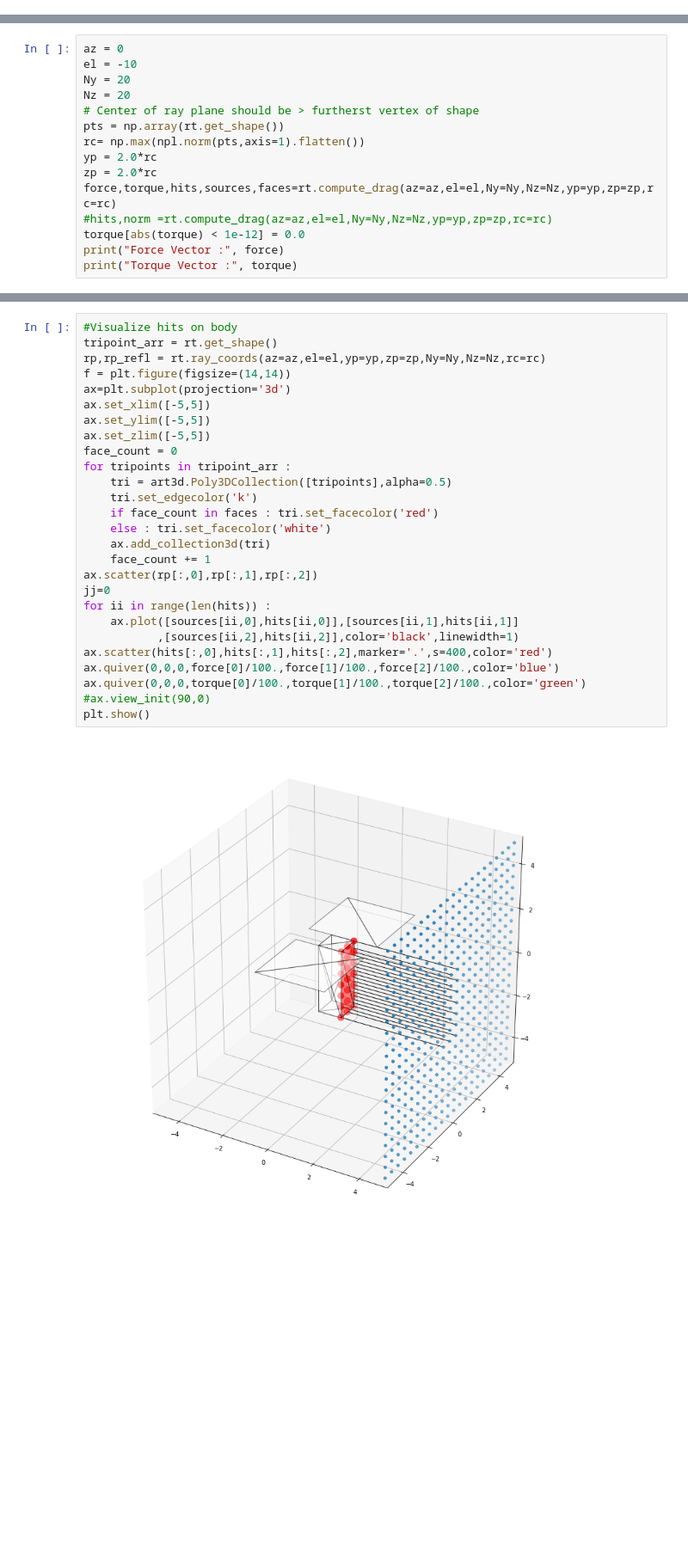
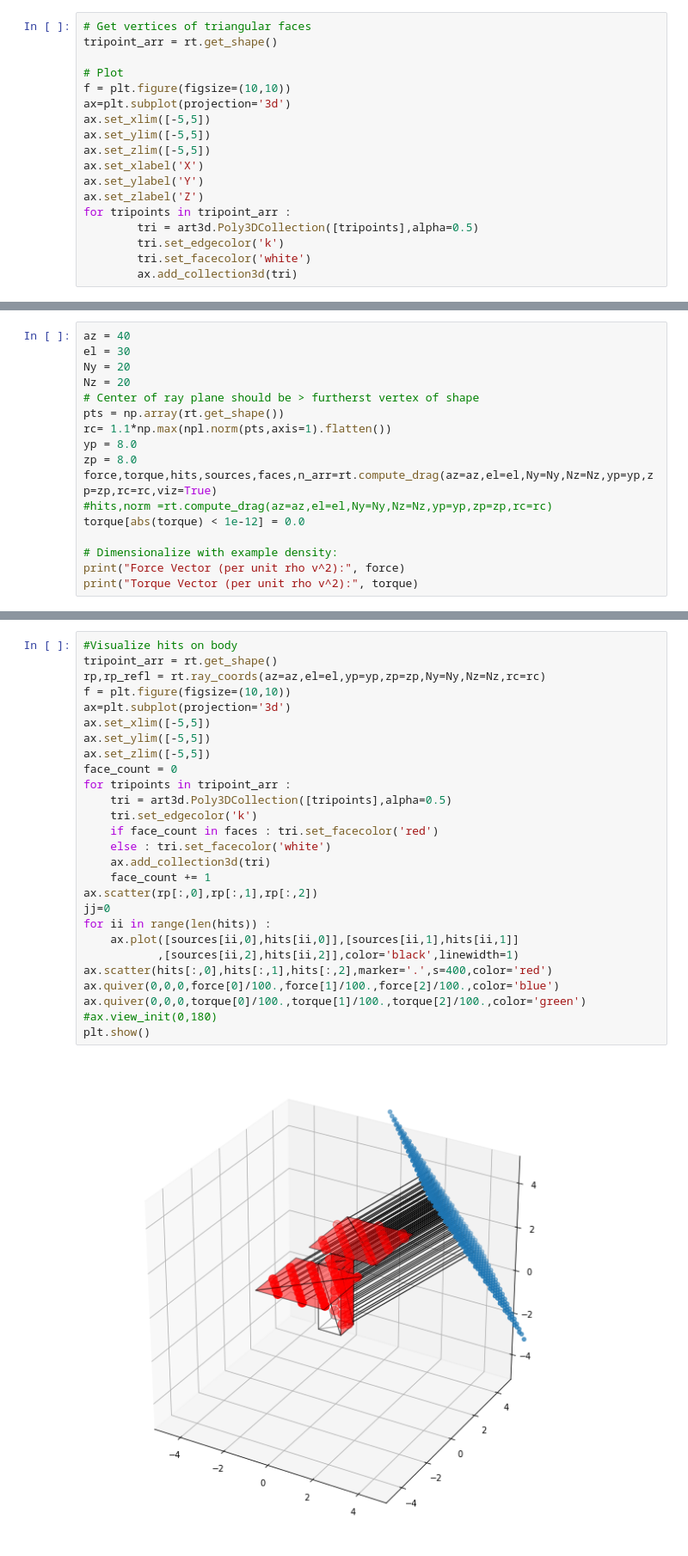
Before and after one commit to samuel-badman/ay250-homework-badman, a Jupyter notebook: badman_final_project/ay250_final_proj.ipynb, the cells around one changed output, grey strips where cells are left out. Shown at 86% size. Cells and saved outputs as stored; diff of their text form; blank space fills up the shorter version.

```diff
--- a/badman_final_project/ay250_final_proj.ipynb
+++ b/badman_final_project/ay250_final_proj.ipynb
@@ -6,0 +38,18 @@ __Simulating Drag Force and Torque Using Ray Tracing__
+# %%
+# Get vertices of triangular faces
+tripoint_arr = rt.get_shape()
+
+# Plot
+f = plt.figure(figsize=(10,10))
+ax=plt.subplot(projection='3d')
+ax.set_xlim([-5,5])
+ax.set_ylim([-5,5])
+ax.set_zlim([-5,5])
+ax.set_xlabel('X')
+ax.set_ylabel('Y')
+ax.set_zlabel('Z')
+for tripoints in tripoint_arr :
+        tri = art3d.Poly3DCollection([tripoints],alpha=0.5)
+        tri.set_edgecolor('k')
+        tri.set_facecolor('white')
+        ax.add_collection3d(tri)
@@ -66,16 +218,18 @@ If you're reading this message in another frontend (for example, a static render
 # %%
-az = 0
-el = -10
+az = 40
+el = 30
 Ny = 20
 Nz = 20
 # Center of ray plane should be > furtherst vertex of shape
 pts = np.array(rt.get_shape())
-rc= np.max(npl.norm(pts,axis=1).flatten())
-yp = 2.0*rc
-zp = 2.0*rc
-force,torque,hits,sources,faces=rt.compute_drag(az=az,el=el,Ny=Ny,Nz=Nz,yp=yp,zp=zp,rc=rc)
+rc= 1.1*np.max(npl.norm(pts,axis=1).flatten())
+yp = 8.0
+zp = 8.0
+force,torque,hits,sources,faces,n_arr=rt.compute_drag(az=az,el=el,Ny=Ny,Nz=Nz,yp=yp,zp=zp,rc=rc,viz=True)
 #hits,norm =rt.compute_drag(az=az,el=el,Ny=Ny,Nz=Nz,yp=yp,zp=zp,rc=rc)
 torque[abs(torque) < 1e-12] = 0.0
-print("Force Vector :", force)
-print("Torque Vector :", torque)
+
+# Dimensionalize with example density:
+print("Force Vector (per unit rho v^2):", force)
+print("Torque Vector (per unit rho v^2):", torque)
 # %% [output]
@@ -84,29 +240,29 @@ Torque Vector : [  0.         -17.90977387   0.        ]
 # %%
 #Visualize hits on body
 tripoint_arr = rt.get_shape()
 rp,rp_refl = rt.ray_coords(az=az,el=el,yp=yp,zp=zp,Ny=Ny,Nz=Nz,rc=rc)
-f = plt.figure(figsize=(14,14))
+f = plt.figure(figsize=(10,10))
 ax=plt.subplot(projection='3d')
 ax.set_xlim([-5,5])
 ax.set_ylim([-5,5])
 ax.set_zlim([-5,5])
 face_count = 0
 for tripoints in tripoint_arr :
     tri = art3d.Poly3DCollection([tripoints],alpha=0.5)
     tri.set_edgecolor('k')
     if face_count in faces : tri.set_facecolor('red')
     else : tri.set_facecolor('white')
     ax.add_collection3d(tri)
     face_count += 1
 ax.scatter(rp[:,0],rp[:,1],rp[:,2])
 jj=0
 for ii in range(len(hits)) :
     ax.plot([sources[ii,0],hits[ii,0]],[sources[ii,1],hits[ii,1]]
            ,[sources[ii,2],hits[ii,2]],color='black',linewidth=1)
 ax.scatter(hits[:,0],hits[:,1],hits[:,2],marker='.',s=400,color='red')
 ax.quiver(0,0,0,force[0]/100.,force[1]/100.,force[2]/100.,color='blue')
 ax.quiver(0,0,0,torque[0]/100.,torque[1]/100.,torque[2]/100.,color='green')
-#ax.view_init(90,0)
+#ax.view_init(0,180)
 plt.show()
 # %% [output]
-[figure, old version]
+[figure, new version]
```
Also changed, not shown: parts of 23 cells of this notebook, 4 other files.
